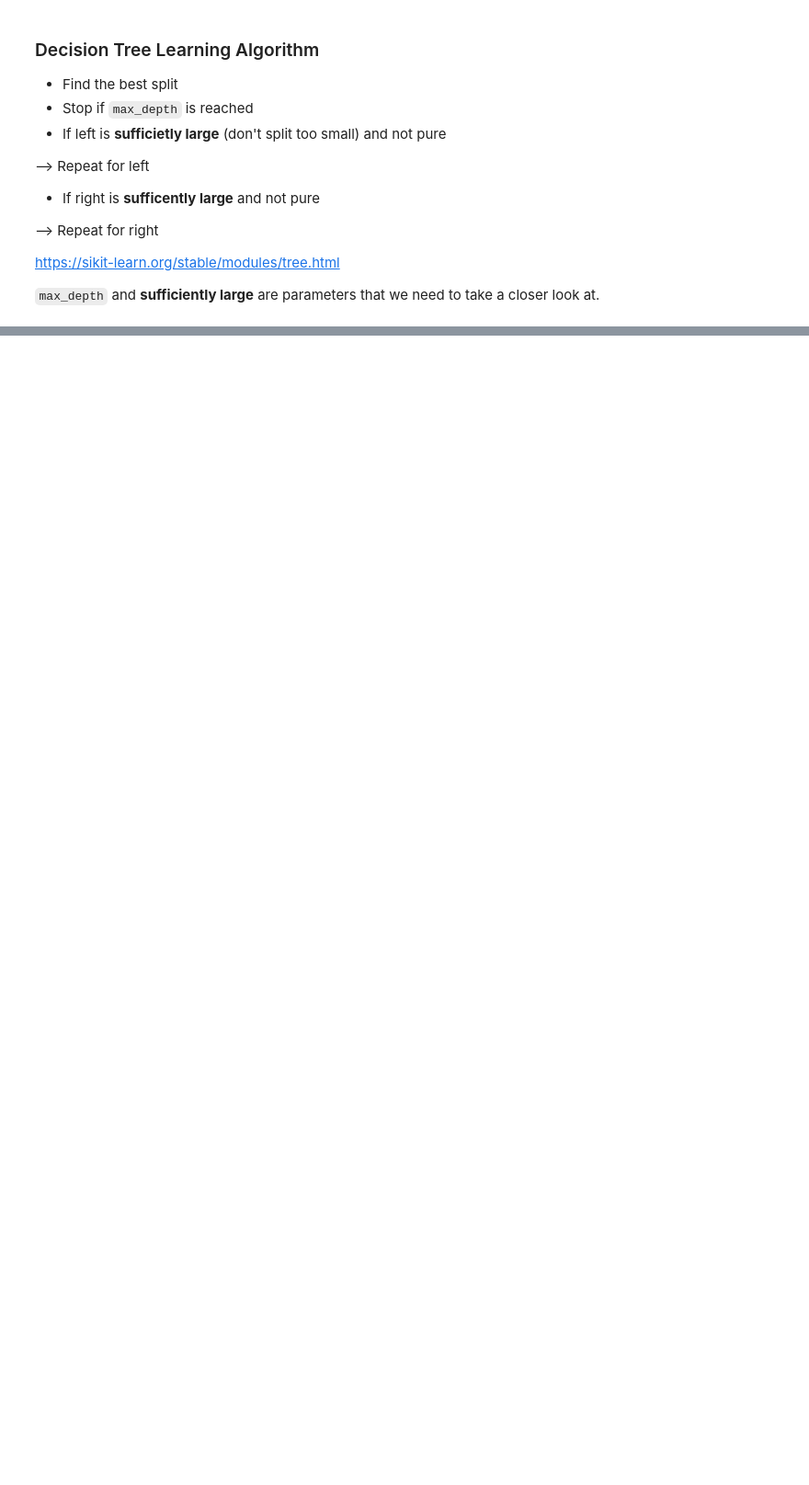
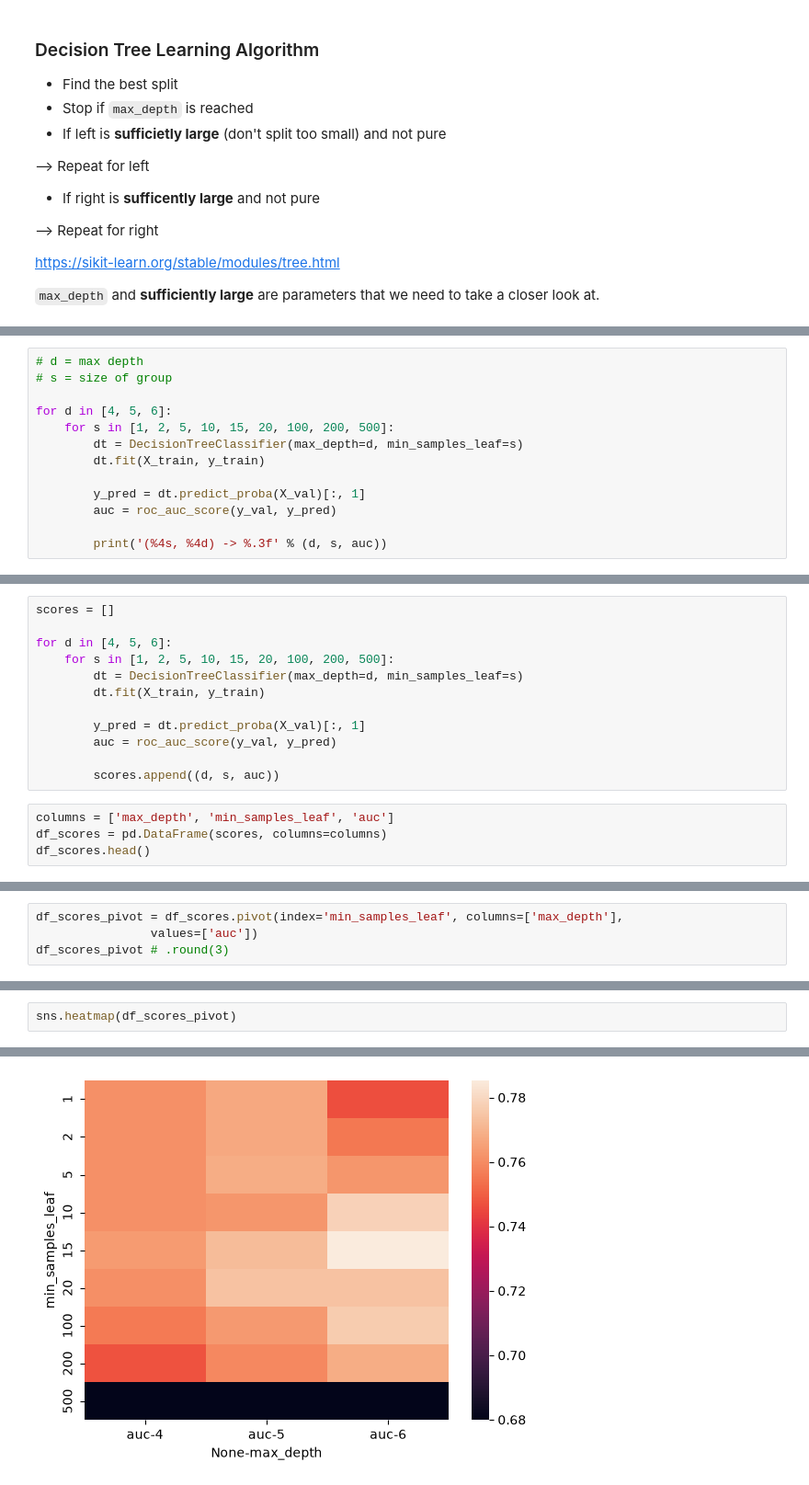
Before and after one commit to spycebot/machine-learning-zoomcamp, a Jupyter notebook: 06-trees/06-01-credit-risk-scoring-project.ipynb, the cells around one changed output, grey strips where cells are left out. Shown at 92% size. Cells and saved outputs as stored; diff of their text form; blank space fills up the shorter version.

```diff
--- a/06-trees/06-01-credit-risk-scoring-project.ipynb
+++ b/06-trees/06-01-credit-risk-scoring-project.ipynb
@@ -709,0 +767,13 @@ https://sikit-learn.org/stable/modules/tree.html
+# %%
+# d = max depth
+# s = size of group
+
+for d in [4, 5, 6]:
+    for s in [1, 2, 5, 10, 15, 20, 100, 200, 500]:
+        dt = DecisionTreeClassifier(max_depth=d, min_samples_leaf=s)
+        dt.fit(X_train, y_train)
+
+        y_pred = dt.predict_proba(X_val)[:, 1]
+        auc = roc_auc_score(y_val, y_pred)
+
+        print('(%4s, %4d) -> %.3f' % (d, s, auc))
@@ -709,0 +798,16 @@ https://sikit-learn.org/stable/modules/tree.html
+# %%
+scores = []
+
+for d in [4, 5, 6]:
+    for s in [1, 2, 5, 10, 15, 20, 100, 200, 500]:
+        dt = DecisionTreeClassifier(max_depth=d, min_samples_leaf=s)
+        dt.fit(X_train, y_train)
+
+        y_pred = dt.predict_proba(X_val)[:, 1]
+        auc = roc_auc_score(y_val, y_pred)
+
+        scores.append((d, s, auc))
+# %%
+columns = ['max_depth', 'min_samples_leaf', 'auc']
+df_scores = pd.DataFrame(scores, columns=columns)
+df_scores.head()
@@ -709,0 +850,4 @@ https://sikit-learn.org/stable/modules/tree.html
+# %%
+df_scores_pivot = df_scores.pivot(index='min_samples_leaf', columns=['max_depth'],
+                values=['auc'])
+df_scores_pivot # .round(3)
@@ -709,0 +867,3 @@ https://sikit-learn.org/stable/modules/tree.html
+# %%
+sns.heatmap(df_scores_pivot)
+# %% [output]
@@ -709,0 +871 @@ https://sikit-learn.org/stable/modules/tree.html
+[figure, added]
```
Also changed, not shown: parts of 56 cells of this notebook.
